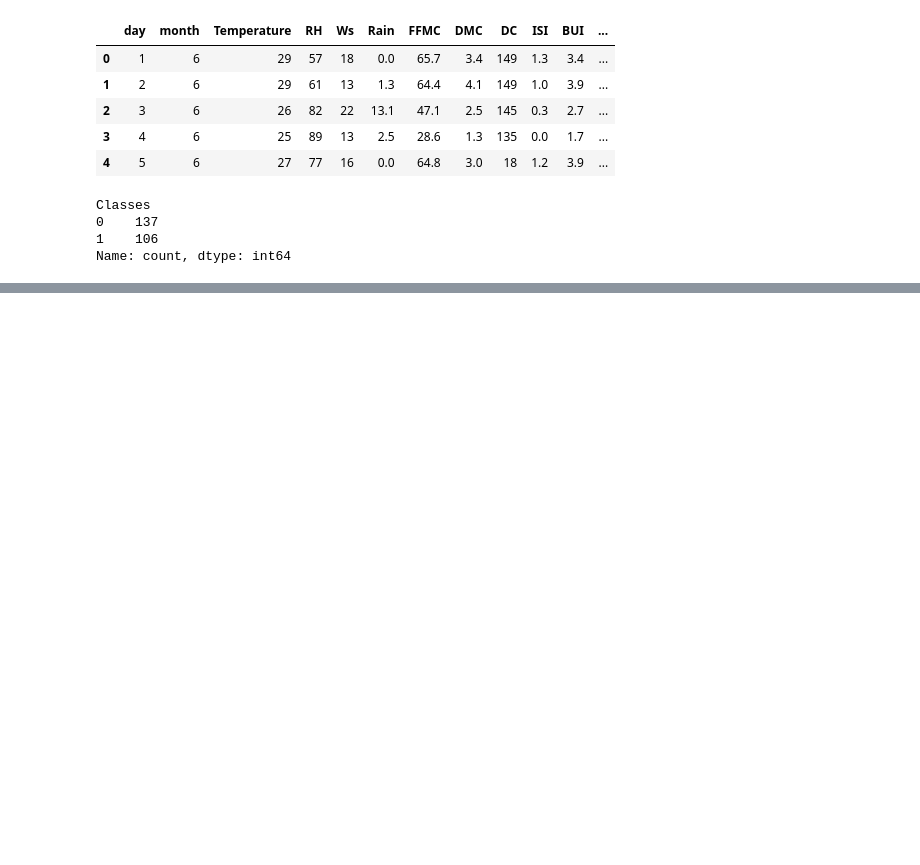
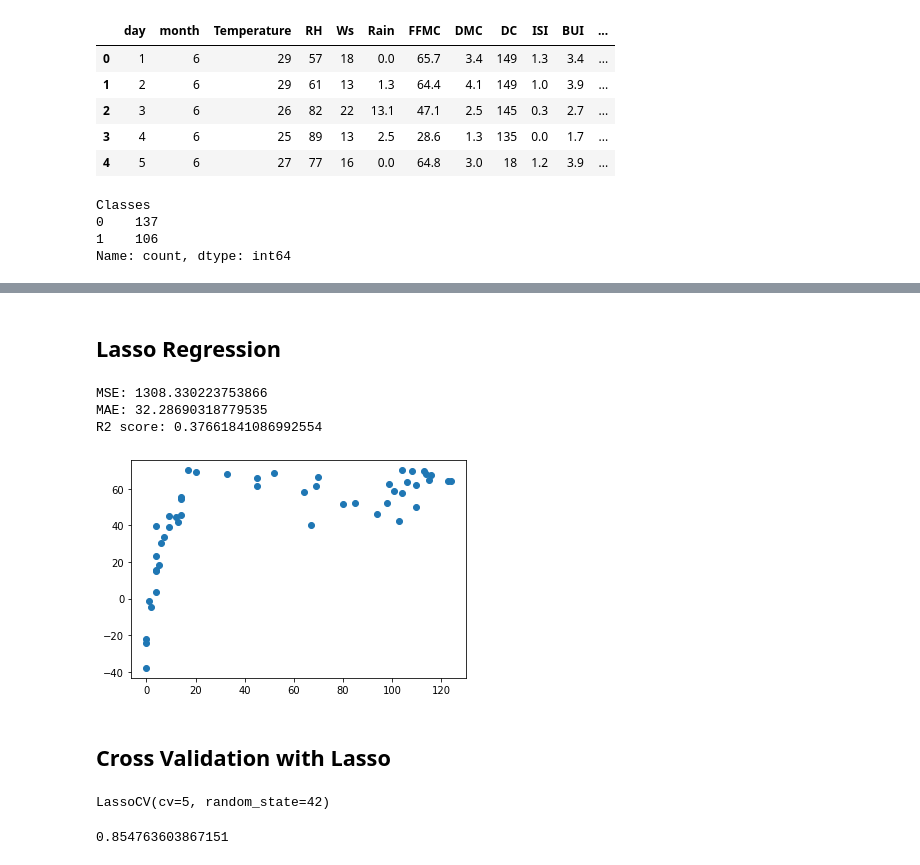
Before and after one commit to demonpratapdemon/EDA-Wine-Quality, a Jupyter notebook: EDA_AlgerianForestFire.ipynb, the cells around one changed output, grey strips where cells are left out. Saved outputs shown, nothing was run; the diff lists cells and outputs as text; code cells hidden in the pictures; blank space fills up the shorter version.

```diff
--- a/EDA_AlgerianForestFire.ipynb
+++ b/EDA_AlgerianForestFire.ipynb
@@ -561,0 +493,14 @@ R2 score: 0.3763748292041753
+# %%
+from sklearn.linear_model import LinearRegression
+from sklearn.metrics import r2_score, mean_absolute_error, mean_squared_error
+model_lr = LinearRegression()
+model_lr.fit(X_train_scaled, y_train)
+y_pred = model_lr.predict(X_test_scaled)
+mse = mean_squared_error(y_test, y_pred)
+mae = mean_absolute_error(y_test, y_pred)
+r2 = r2_score(y_test, y_pred)
+print(f"MSE: {mse}")
+print(f"MAE: {mae}")
+print(f"R2 score: {r2}")
+plt.scatter(y_test,y_pred)
+plt.show()
@@ -561,0 +512,35 @@ R2 score: 0.3763748292041753
+# %% [markdown]
+## Lasso Regression
+# %%
+from sklearn.linear_model import Lasso
+from sklearn.metrics import r2_score, mean_absolute_error, mean_squared_error
+
+model_lasso = Lasso()
+model_lasso.fit(X_train_scaled, y_train)
+y_pred = model_lasso.predict(X_test_scaled)
+mse = mean_squared_error(y_test, y_pred)
+mae = mean_absolute_error(y_test, y_pred)
+r2 = r2_score(y_test, y_pred)
+print(f"MSE: {mse}")
+print(f"MAE: {mae}")
+print(f"R2 score: {r2}")
+plt.scatter(y_test,y_pred)
+plt.show()
+# %% [output]
+MSE: 1308.330223753866
+MAE: 32.28690318779535
+R2 score: 0.37661841086992554
+[figure, added]
+# %% [markdown]
+## Cross Validation with Lasso
+# %%
+from sklearn.linear_model import LassoCV
+
+lassoCV = LassoCV(cv=5, random_state=42)
+lassoCV.fit(X_train_scaled,y_train)
+# %% [output]
+LassoCV(cv=5, random_state=42)
+# %%
+lassoCV.alpha_
+# %% [output]
+0.854763603867151
```
Also changed, not shown: parts of 39 cells of this notebook.
